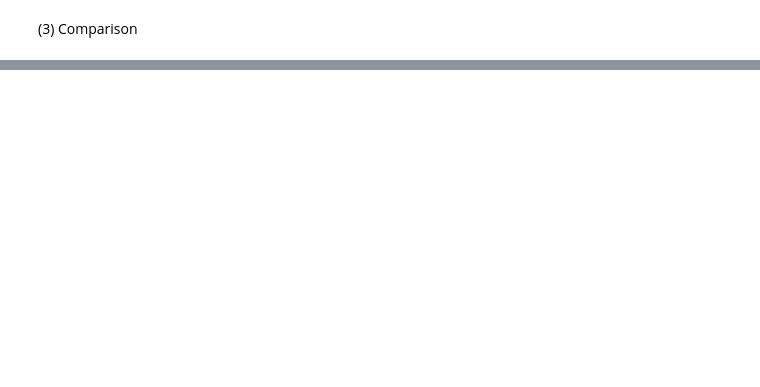
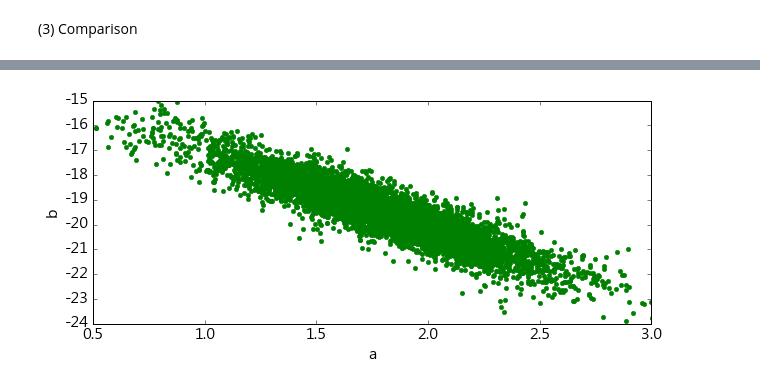
Before and after one commit to yeh8211TK/DataScience, a Jupyter notebook: MCMC_LR.ipynb, the cells around one changed output, grey strips where cells are left out. Drawn from its saved outputs; the diff is of its cells as text; code cells hidden in the pictures; blank space fills up the shorter version.

```diff
--- a/MCMC_LR.ipynb
+++ b/MCMC_LR.ipynb
@@ -217,0 +306,10 @@ M_max = [-17.3, -15.5, -15.6, -12.0, -10.1]
+# %%
+fig, ax = plt.subplots(figsize=(10, 4))
+ax.scatter(trace.get_values('a', chains = 1), trace.get_values('b', chains = 1),  color = 'g', lw = 0.5)
+ax.set_xlabel("a", fontsize = 15)
+ax.set_ylabel("b", fontsize = 15)
+ax.set_xlim(0.5, 3)
+ax.set_ylim(-24, -15)
+ax.tick_params(axis = 'both', labelsize = 15)
+# %% [output]
+[figure, added]
```
Also changed, not shown: parts of 19 cells of this notebook.
